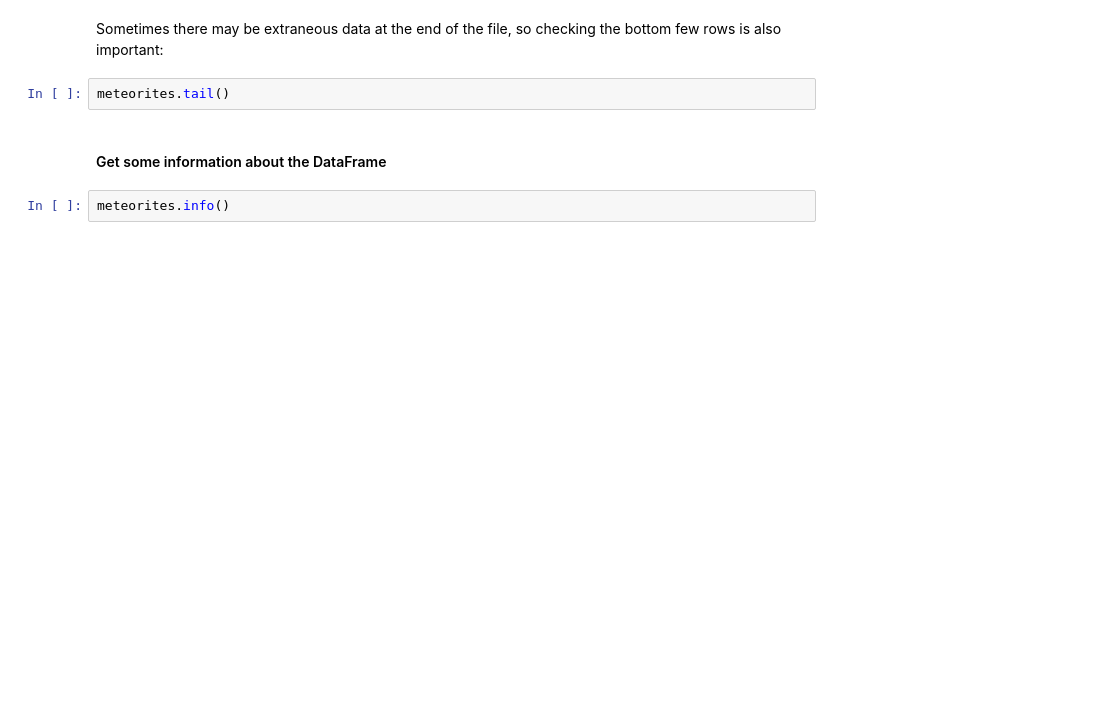
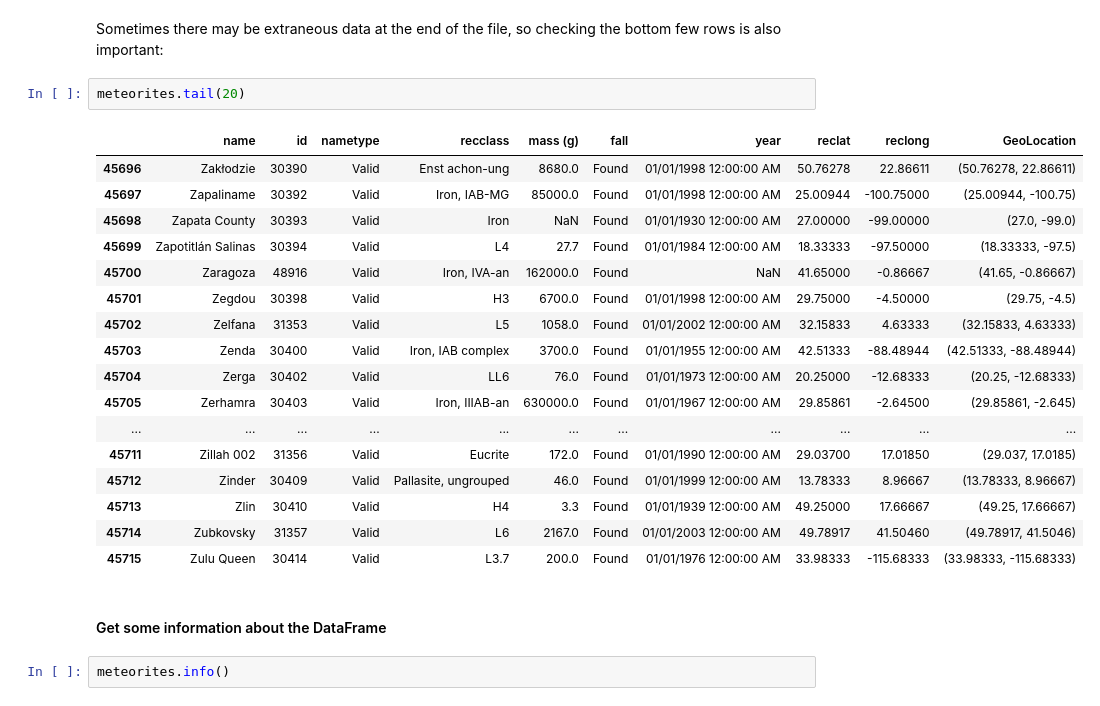
Before and after one commit to MPBagger/data-science-project, a Jupyter notebook: notebooks/data_processing/01_pandas_intro.ipynb, the cells around one changed output. Drawn from its saved outputs; the diff is of its cells as text; blank space fills up the shorter version.

```diff
--- a/notebooks/data_processing/01_pandas_intro.ipynb
+++ b/notebooks/data_processing/01_pandas_intro.ipynb
@@ -91,7 +170,25 @@ meteorites.head()
 # %% [markdown]
 Sometimes there may be extraneous data at the end of the file, so checking the bottom few rows is also important:
 # %%
-meteorites.tail()
+meteorites.tail(20)
+# %% [output]
+|  | name | id | nametype | recclass | mass (g) | fall | year | reclat | reclong | GeoLocation |
+| 45696 | Zakłodzie | 30390 | Valid | Enst achon-ung | 8680.0 | Found | 01/01/1998 12:00:00 AM | 50.76278 | 22.86611 | (50.76278, 22.86611) |
+| 45697 | Zapaliname | 30392 | Valid | Iron, IAB-MG | 85000.0 | Found | 01/01/1998 12:00:00 AM | 25.00944 | -100.75000 | (25.00944, -100.75) |
+| 45698 | Zapata County | 30393 | Valid | Iron | NaN | Found | 01/01/1930 12:00:00 AM | 27.00000 | -99.00000 | (27.0, -99.0) |
+| 45699 | Zapotitlán Salinas | 30394 | Valid | L4 | 27.7 | Found | 01/01/1984 12:00:00 AM | 18.33333 | -97.50000 | (18.33333, -97.5) |
+| 45700 | Zaragoza | 48916 | Valid | Iron, IVA-an | 162000.0 | Found | NaN | 41.65000 | -0.86667 | (41.65, -0.86667) |
+| 45701 | Zegdou | 30398 | Valid | H3 | 6700.0 | Found | 01/01/1998 12:00:00 AM | 29.75000 | -4.50000 | (29.75, -4.5) |
+| 45702 | Zelfana | 31353 | Valid | L5 | 1058.0 | Found | 01/01/2002 12:00:00 AM | 32.15833 | 4.63333 | (32.15833, 4.63333) |
+| 45703 | Zenda | 30400 | Valid | Iron, IAB complex | 3700.0 | Found | 01/01/1955 12:00:00 AM | 42.51333 | -88.48944 | (42.51333, -88.48944) |
+| 45704 | Zerga | 30402 | Valid | LL6 | 76.0 | Found | 01/01/1973 12:00:00 AM | 20.25000 | -12.68333 | (20.25, -12.68333) |
+| 45705 | Zerhamra | 30403 | Valid | Iron, IIIAB-an | 630000.0 | Found | 01/01/1967 12:00:00 AM | 29.85861 | -2.64500 | (29.85861, -2.645) |
+| ... | ... | ... | ... | ... | ... | ... | ... | ... | ... | ... |
+| 45711 | Zillah 002 | 31356 | Valid | Eucrite | 172.0 | Found | 01/01/1990 12:00:00 AM | 29.03700 | 17.01850 | (29.037, 17.0185) |
+| 45712 | Zinder | 30409 | Valid | Pallasite, ungrouped | 46.0 | Found | 01/01/1999 12:00:00 AM | 13.78333 | 8.96667 | (13.78333, 8.96667) |
+| 45713 | Zlin | 30410 | Valid | H4 | 3.3 | Found | 01/01/1939 12:00:00 AM | 49.25000 | 17.66667 | (49.25, 17.66667) |
+| 45714 | Zubkovsky | 31357 | Valid | L6 | 2167.0 | Found | 01/01/2003 12:00:00 AM | 49.78917 | 41.50460 | (49.78917, 41.5046) |
+| 45715 | Zulu Queen | 30414 | Valid | L3.7 | 200.0 | Found | 01/01/1976 12:00:00 AM | 33.98333 | -115.68333 | (33.98333, -115.68333) |
 # %% [markdown]
 #### Get some information about the DataFrame
 # %%
```
Also changed, not shown: parts of 29 cells of this notebook, 13 other files.
